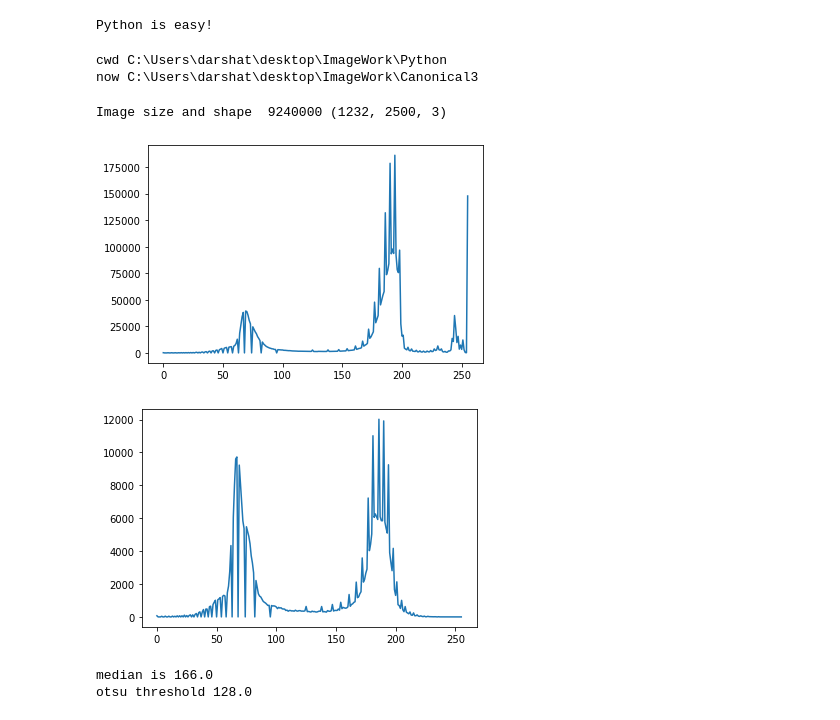
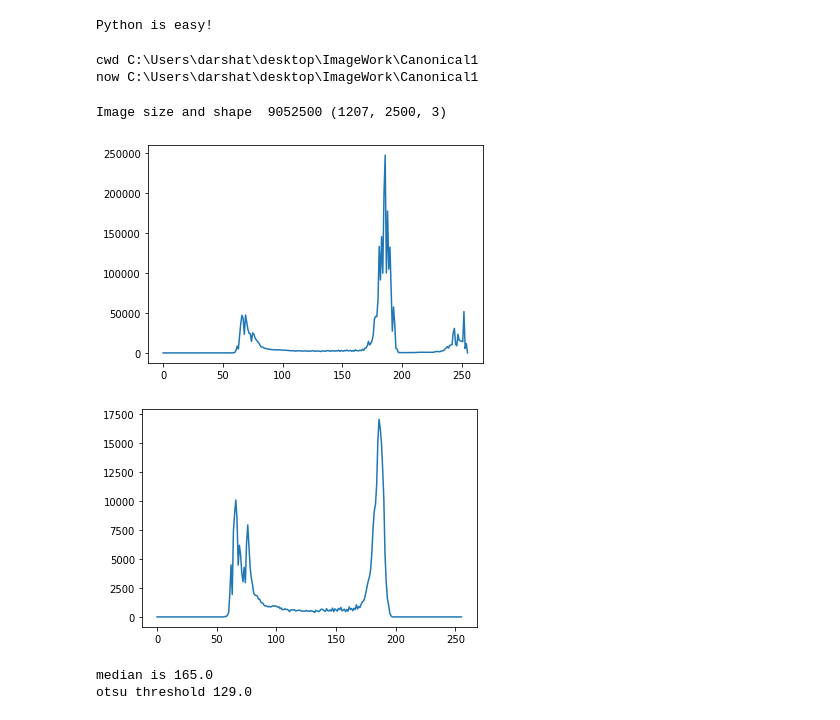
Before and after one commit to suchakr/ImageWork, a Jupyter notebook: Image Work.ipynb, the cells around one changed output. Cells and saved outputs as stored; diff of their text form; code cells hidden in the pictures.

```diff
--- a/Image Work.ipynb
+++ b/Image Work.ipynb
@@ -13,7 +14,8 @@ import os
 # %%
-def showimage(image, name='image'):
+def showimage(image, name='image_'):
     cv2.namedWindow(name)
     cv2.imshow(name, image)
     cv2.waitKey(0)
     cv2.destroyAllWindows()
+    cv2.imwrite(name+'.jpg', image)
     return
@@ -83,66 +106,48 @@ def GetCannyThresholds(image):
 # %%
 cwd = os.getcwd()
 print('cwd', cwd)
-os.chdir('..\Canonical3')
+os.chdir('..\Canonical1')
 print('now', os.getcwd())
 # %% [output]
-cwd C:\Users\darshat\desktop\ImageWork\Python
-now C:\Users\darshat\desktop\ImageWork\Canonical3
+cwd C:\Users\darshat\desktop\ImageWork\Canonical1
+now C:\Users\darshat\desktop\ImageWork\Canonical1
 # %%
 img = cv2.imread('image.jpg', cv2.IMREAD_ANYCOLOR)
 print("Image size and shape ", img.size, img.shape)
 ## Shape=(y,x)
 
 ## Update these flags. Currently used to determine some pre/post processing steps
-isGrantha=0
-isDevnagri=1
+TYPE1_IMAGE=0 #devnagri, thick font, close spaceing horizontal and vertical, less noise
+TYPE2_IMAGE=1 #grantha, thin font, curvy, more space horizontal and vertical, noisy
+
+image_type = TYPE1_IMAGE
 
 ## Step 0. Trim 20 pixels off the boundaries. Boundaries can include black shadows that interfere with
 ## margin and edge calculations. Is there a better way to remove the edges? TODO
 img[:20] = 255
 img[-20:] = 255
 img[:,:20] = 255
 img[:,-20:] = 255
 showimage(img, 'trimmed')
 cv2.imwrite('trimmed-0.jpg', img)
 
-## Steps 1-3 are preprocessing - bilateral, sharpen, medianblur
+## Steps 0-5 are preprocessing - nlmeans denoising, bilateral, medianblur, gray scale, gamma, bilateral
 img = PreProcessImage(img)
-grayimage = cv2.cvtColor(img, cv2.COLOR_BGR2GRAY)
 
-
-## Step 4. Generate variant with high intensities to wash out more of light background.
-## Ideally this should be tied to 'darkness' of the image.
-img = DoGammaCorrections(grayimage, 1.4)
-showimage(img, 'gamma corrected')
-cv2.imwrite('gamma-4.jpg', img)
-
-## Step 5. This differs based on image type??
-#5a Convert to binary with Otsu
+## Step 6 convert to binary with Otsu
 otsu, img = ThresholdWithOTSU(img)
 print('otsu threshold', otsu)
-showimage(img, 'otsu thresholded')
-cv2.imwrite('otsu-bw-5.jpg', img)
+showimage(img, 'otsu-threshold-6')
 
-#5b We can use Canny instead to find edges. Condition this on stroke width or something else?
-## Canny performs badly on wide stroke width and finds edges inside the stroke leading to messy contours
-## OTOH Otsu thresholding is dicey with narrow stroke width and leads to pixels getting removed and discontinuity
-"""l, u = GetCannyThresholds(image)
-print('canny lower, upper', lower, upper)
-image = cv2.Canny(image,l,u,L2gradient=True)
-showimage(image, 'canny output')
-cv2.imwrite('cannyoutput-5.jpg', image)"""
-
-if (isGrantha==1):
-    ## Step 6. Close image with elliptic element for Granthi
+if (image_type==TYPE2_IMAGE):
+    ## Step 7 close image with elliptic element for Granthi
     se1 = cv2.getStructuringElement(cv2.MORPH_ELLIPSE, (3,5))
     img = cv2.morphologyEx(img, cv2.MORPH_CLOSE, se1, iterations=1)
 
-    showimage(img, 'closed image')
-    cv2.imwrite('morphology-6.jpg', img)
+    showimage(img, 'closed-image-7')
 # %% [output]
-Image size and shape  9240000 (1232, 2500, 3)
+Image size and shape  9052500 (1207, 2500, 3)
-[figure, old version]
+[figure, new version]
-[figure, old version]
+[figure, new version]
-median is 166.0
-otsu threshold 128.0
+median is 165.0
+otsu threshold 129.0
```
Also changed, not shown: parts of 16 cells of this notebook.
